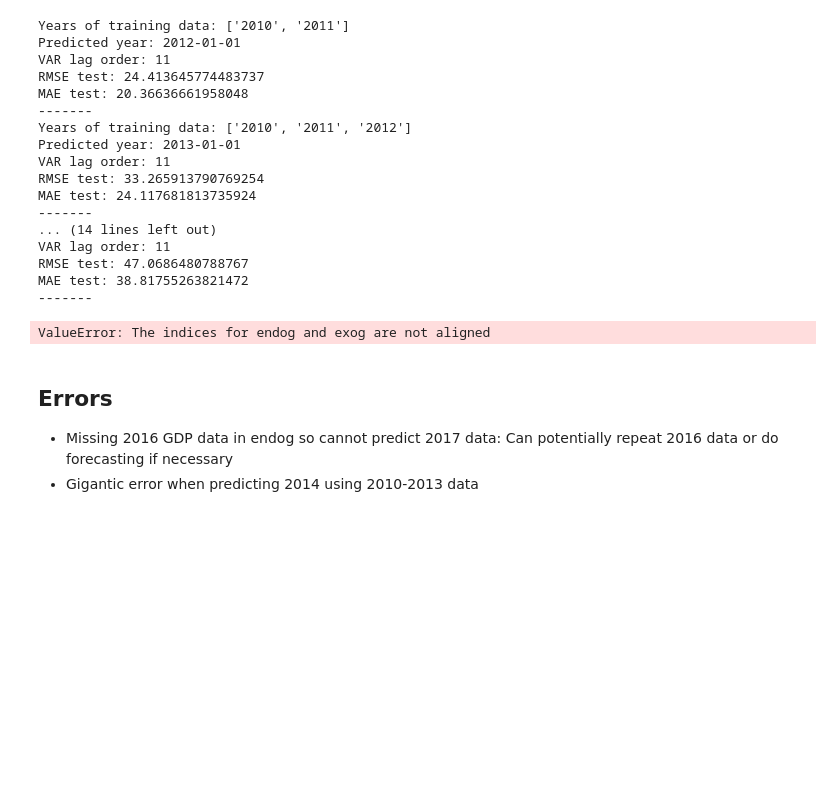
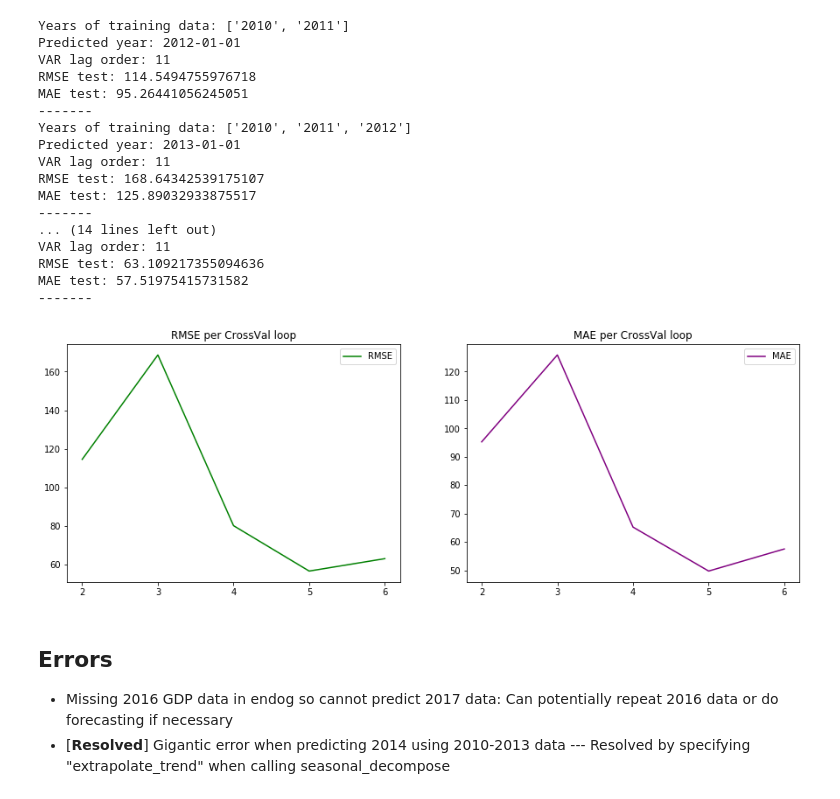
Before and after one commit to jinnyto/touristcast, a Jupyter notebook: VAR/CV/VAR CrossVal (PDL only, exog = avgtemp, daysoff, lags=11).ipynb, the cells around one changed output. Saved outputs shown, nothing was run; the diff lists cells and outputs as text; code cells hidden in the pictures; blank space fills up the shorter version.

```diff
--- a/VAR/CV/VAR CrossVal (PDL only, exog = avgtemp, daysoff, lags=11).ipynb
+++ b/VAR/CV/VAR CrossVal (PDL only, exog = avgtemp, daysoff, lags=11).ipynb
@@ -37,7 +37,11 @@ target = nights_PDL           # dataframe-type dataset
 exog = exog_PDL
 start_year = '2010-01-01'     # date as string
 
-for index in range(2012, 2018):
+all_mae = []
+all_rmse = []
+years_data = []
+
+for index in range(2012, 2017):
     end_year = str(index)+'-01-01'
     predict_year = str(index+1)+'-01-01'
 
@@ -53,14 +57,12 @@ for index in range(2012, 2018):
     # --------Seasonal decompose----------
 
     # - IMPORTANT - Change model (multiplicative or additive) based on season type of nights
-    decomposed_data = seasonal_decompose(train_data, model='additive')
+    decomposed_data = seasonal_decompose(train_data, model='additive', extrapolate_trend='freq')
 
-    seasonal_data = decomposed_data.seasonal.dropna()
-    trend_data = decomposed_data.trend.dropna()
-    residual_data = decomposed_data.resid.dropna()
+    seasonal_data, trend_data, residual_data = decomposed_data.seasonal, decomposed_data.trend, decomposed_data.resid
 
-    exog_resid = seasonal_decompose(exog_train_data, model='additive')
-    exog_resid_data = exog_resid.resid.dropna()
+    exog_resid = seasonal_decompose(exog_train_data, model='additive', extrapolate_trend='freq')
+    exog_resid_data = exog_resid.resid
 
     # ---------Seasonal prediction (Same as last year of training data)---------
 
@@ -96,41 +98,60 @@ for index in range(2012, 2018):
     resid_forecast_df = pd.DataFrame(resid_results.forecast(residual_data.values[-lag_order:], 12,
                                                             exog_future=exog_future_data))
 
     # --------Recomposing results----------
     # - IMPORTANT - Addition if additive series /// Multiplication if multiplicative series
     forecast = seasonal_forecast_df[0] + trend_forecast_df[0] + resid_forecast_df[0]
 
 
     # --------Calculated error measures for each CV step----------
     rmse_test = np.sqrt(mean_squared_error(test_data, forecast))
     mae_test = mean_absolute_error(test_data, forecast)
 
+    all_rmse.append(rmse_test)
+    all_mae.append(mae_test)
+
+    years_data.append(end_year)
+
     print('Years of training data:', train_data.index.strftime('%Y').unique().tolist())
     print('Predicted year:', end_year)
     print('VAR lag order:', lag_order)
     print('RMSE test:', rmse_test)
     print('MAE test:', mae_test)
     print('-------')
+
+# Error measures per CrossVal loop (number of years of training data used)
+years_training = list(range(2,7))
+
+fig, axes = plt.subplots(1,2, figsize=(15,5))
+axes[0].plot(years_training, all_rmse, label='RMSE', color='green')
+axes[0].set_xticks(years_training)
+axes[0].set_title('RMSE per CrossVal loop')
+axes[0].legend()
+
+axes[1].plot(years_training, all_mae, label='MAE', color='purple')
+axes[1].set_xticks(years_training)
+axes[1].set_title('MAE per CrossVal loop')
+axes[1].legend();
 # %% [output]
 Years of training data: ['2010', '2011']
 Predicted year: 2012-01-01
 VAR lag order: 11
-RMSE test: 24.413645774483737
-MAE test: 20.36636661958048
+RMSE test: 114.5494755976718
+MAE test: 95.26441056245051
 -------
 Years of training data: ['2010', '2011', '2012']
 Predicted year: 2013-01-01
 VAR lag order: 11
-RMSE test: 33.265913790769254
-MAE test: 24.117681813735924
+RMSE test: 168.64342539175107
+MAE test: 125.89032933875517
 -------
 ... (14 lines left out)
 VAR lag order: 11
-RMSE test: 47.0686480788767
-MAE test: 38.81755263821472
+RMSE test: 63.109217355094636
+MAE test: 57.51975415731582
 -------
-ValueError: The indices for endog and exog are not aligned
+[figure, added]
 # %% [markdown]
 ## Errors
 - Missing 2016 GDP data in endog so cannot predict 2017 data: Can potentially repeat 2016 data or do forecasting if necessary
-- Gigantic error when predicting 2014 using 2010-2013 data
+- [**Resolved**] Gigantic error when predicting 2014 using 2010-2013 data --- Resolved by specifying "extrapolate_trend" when calling seasonal_decompose
```
Also changed, not shown: 1 other file.
